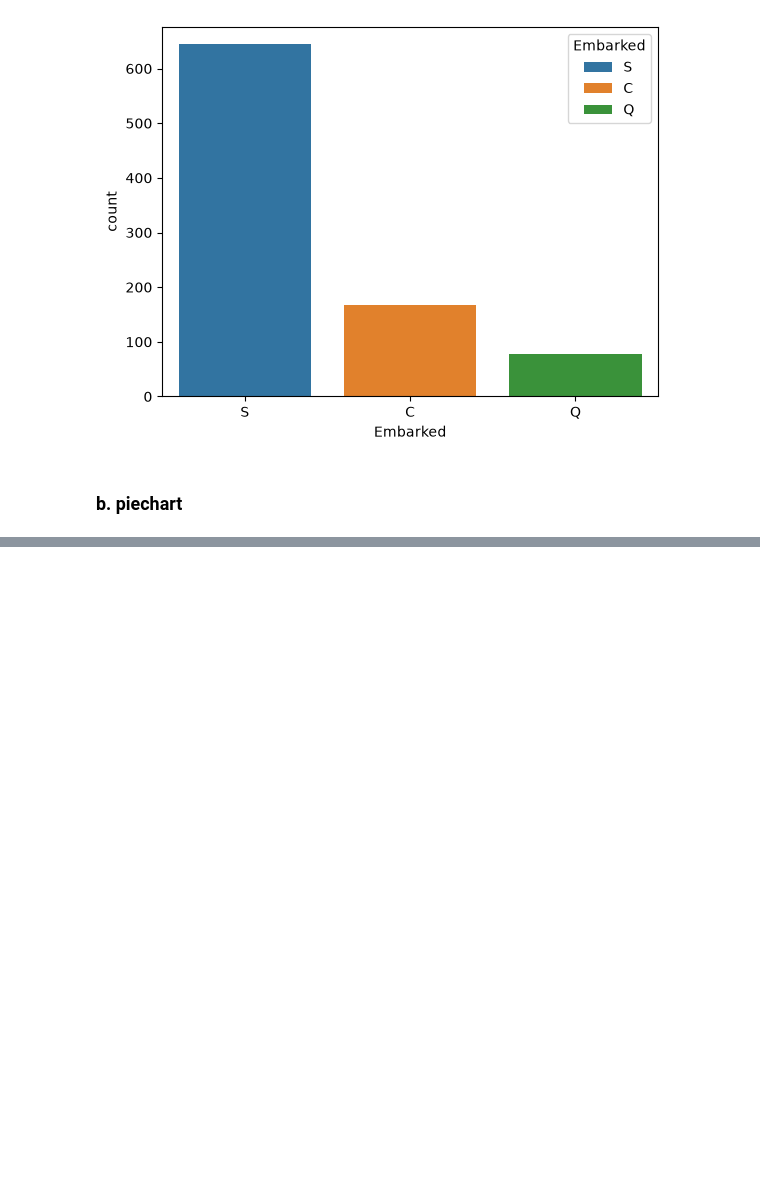
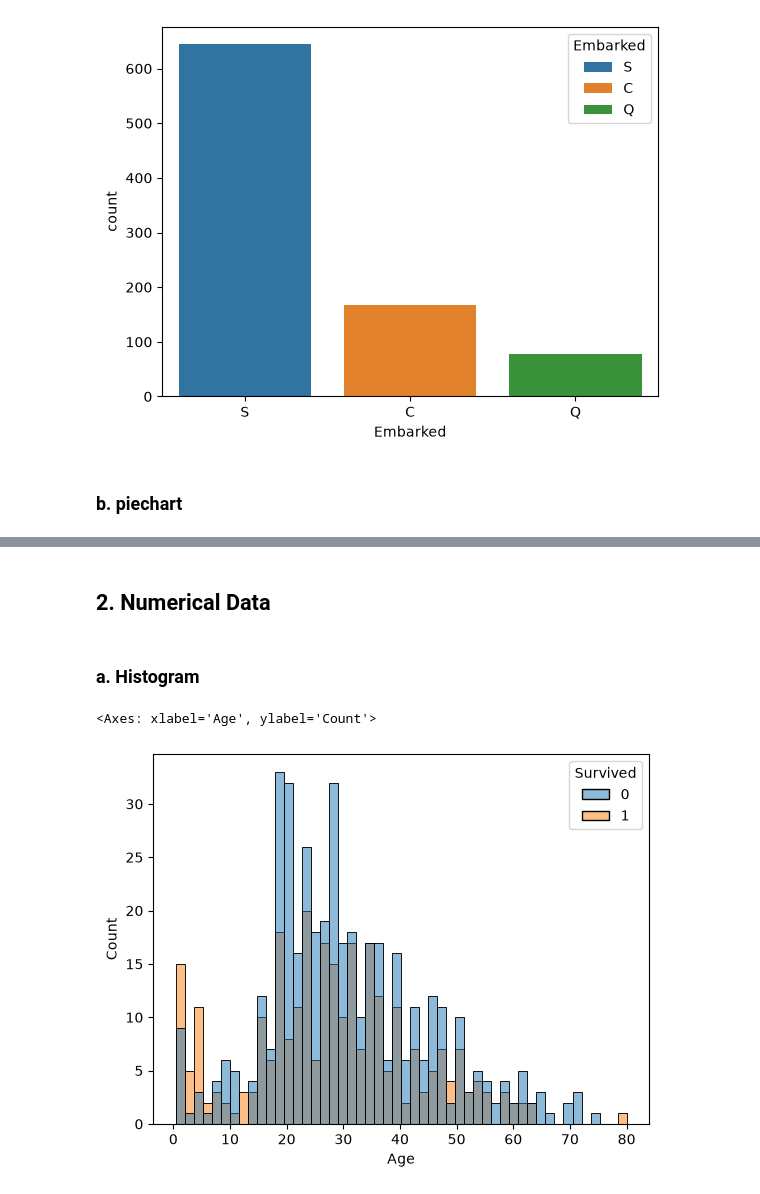
Before and after one commit to aayushmanz/Machine-Learning-with-Python, a Jupyter notebook: Exploratory Data Analysis (EDA)/Exploratory Data Analysis Part - 1.ipynb, the cells around one changed output, grey strips where cells are left out. Cells and saved outputs as stored; diff of their text form; code cells hidden in the pictures; blank space fills up the shorter version.

```diff
--- a/Exploratory Data Analysis (EDA)/Exploratory Data Analysis Part - 1.ipynb
+++ b/Exploratory Data Analysis (EDA)/Exploratory Data Analysis Part - 1.ipynb
@@ -46,0 +57,9 @@ df['Survived'].value_counts().plot(kind='pie')
+# %% [markdown]
+## 2. Numerical Data
+# %% [markdown]
+### a. Histogram
+# %%
+sns.histplot(x=df['Age'], hue=df['Survived'], bins=50)
+# %% [output]
+<Axes: xlabel='Age', ylabel='Count'>
+[figure, added]
```
Also changed, not shown: parts of 8 cells of this notebook.
